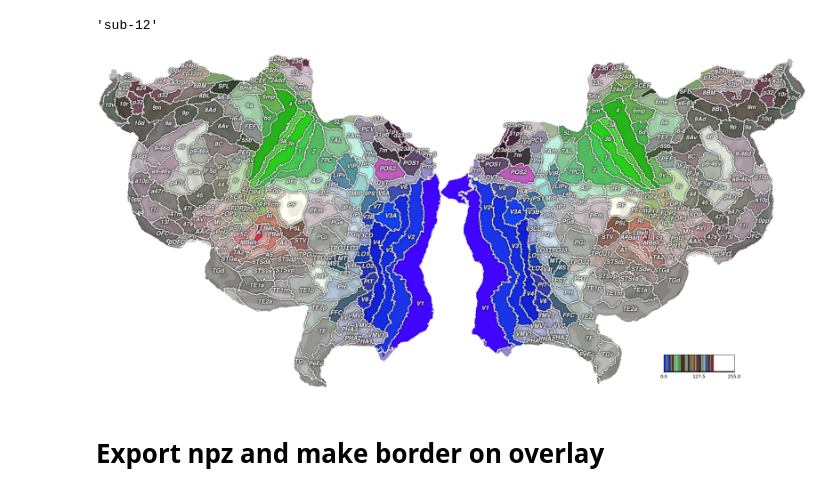
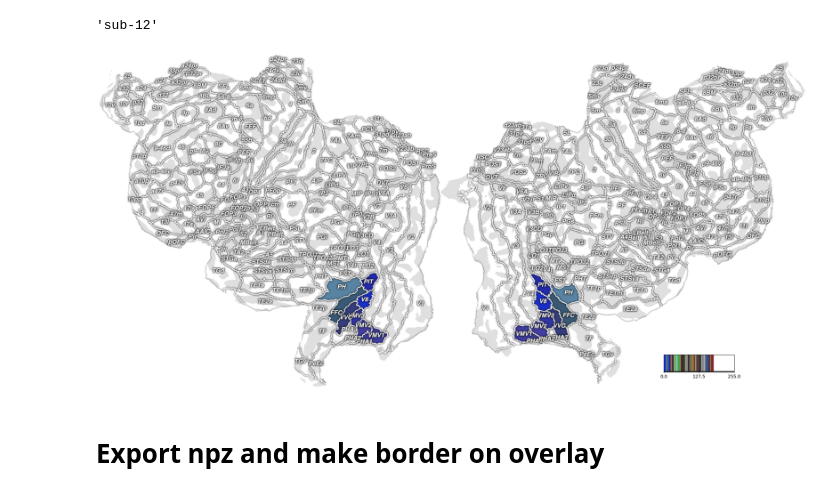
Before and after one commit to mszinte/pRF_analysis, a Jupyter notebook: RetinoMaps/dev/control_mmp_on_fsnative.ipynb, the cells around one changed output. Saved outputs shown, nothing was run; the diff lists cells and outputs as text; code cells hidden in the pictures.

```diff
--- a/RetinoMaps/dev/control_mmp_on_fsnative.ipynb
+++ b/RetinoMaps/dev/control_mmp_on_fsnative.ipynb
@@ -156,7 +181,8 @@ colormap_name = 'HCP_MMP1'
 # %%
 alpha_mat = np.ones(deriv_mat.shape)
 # %%
-a = roi_masks['V1'].reshape(1, -1)
+V1_mask_brain = np.concatenate([roi_group_masks_lh['VO'], roi_group_masks_rh['VO']], axis=0)
+a = V1_mask_brain.astype(int).reshape(1,-1)
 # %%
 pycortex_subject
 # %% [output]
@@ -164,28 +190,28 @@ pycortex_subject
 # %%
 # Pycortex settings
 roi_name = 'mmp_fsnayive'
 param_rois = {'subject': pycortex_subject,
               'data': deriv_mat,
               'cmap': colormap_name,
-              # 'alpha': a,
-              'alpha': deriv_mat,
+              'alpha': a,
+              # 'alpha': deriv_mat,
               'cbar': 'discrete',
               'vmin': 0,
               'vmax': 255,
               'cmap_steps': 255,
               'cortex_type': 'VertexRGB',
               'description': 'Gaussian pRF ROIs',
               'curv_brightness': 1,
               'curv_contrast': 0.25,
               'add_roi': False,
               'with_labels': True,
               'roi_name': roi_name}
 
 # Plot
 volume_roi = draw_cortex(**param_rois)
-plt.savefig('/Users/uriel/Downloads/mmp_atlas.pdf')
+# plt.savefig('/Users/uriel/Downloads/mmp_atlas.pdf')
 # %% [output]
-[figure, old version]
+[figure, new version]
 # %%
 # pycortex_subject = 'sub-01'
 # colormap_name = 'HCP_MMP1'
```
Also changed, not shown: parts of 24 cells of this notebook, 4 other files.
